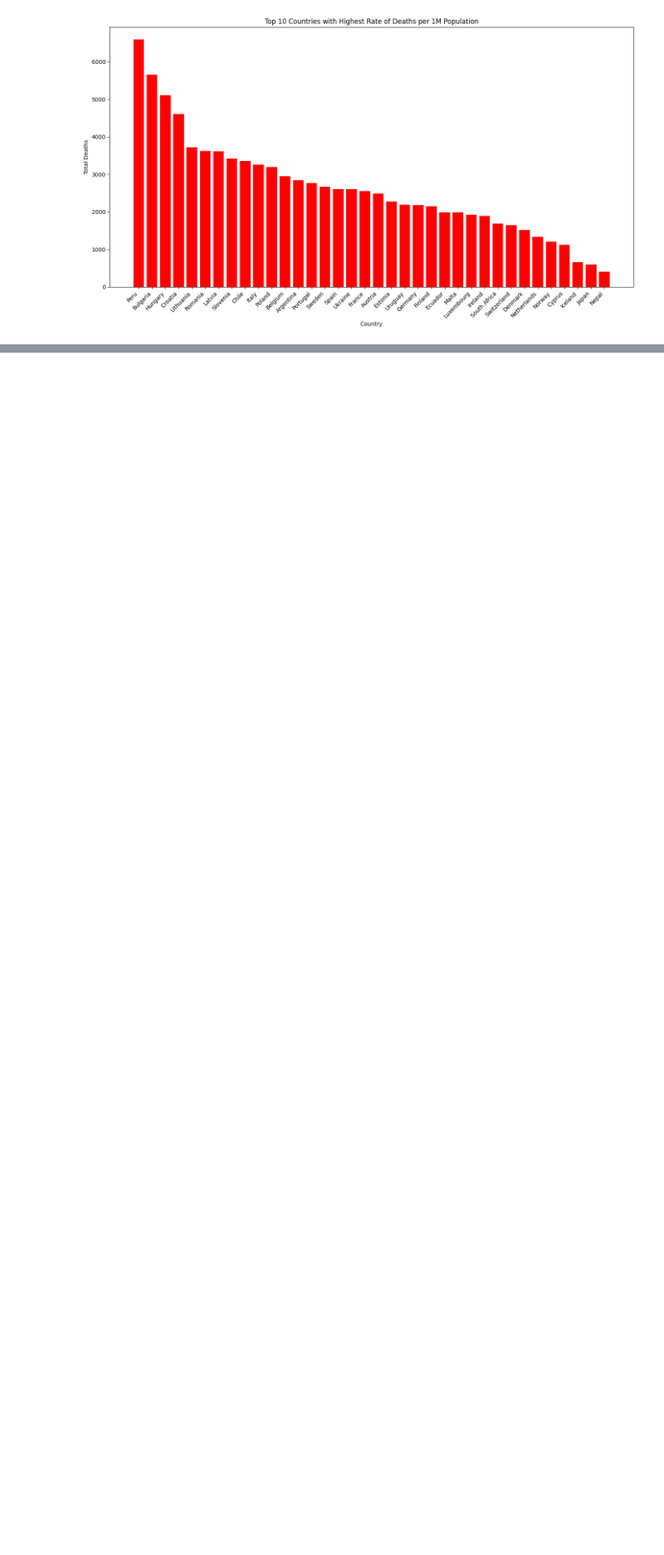
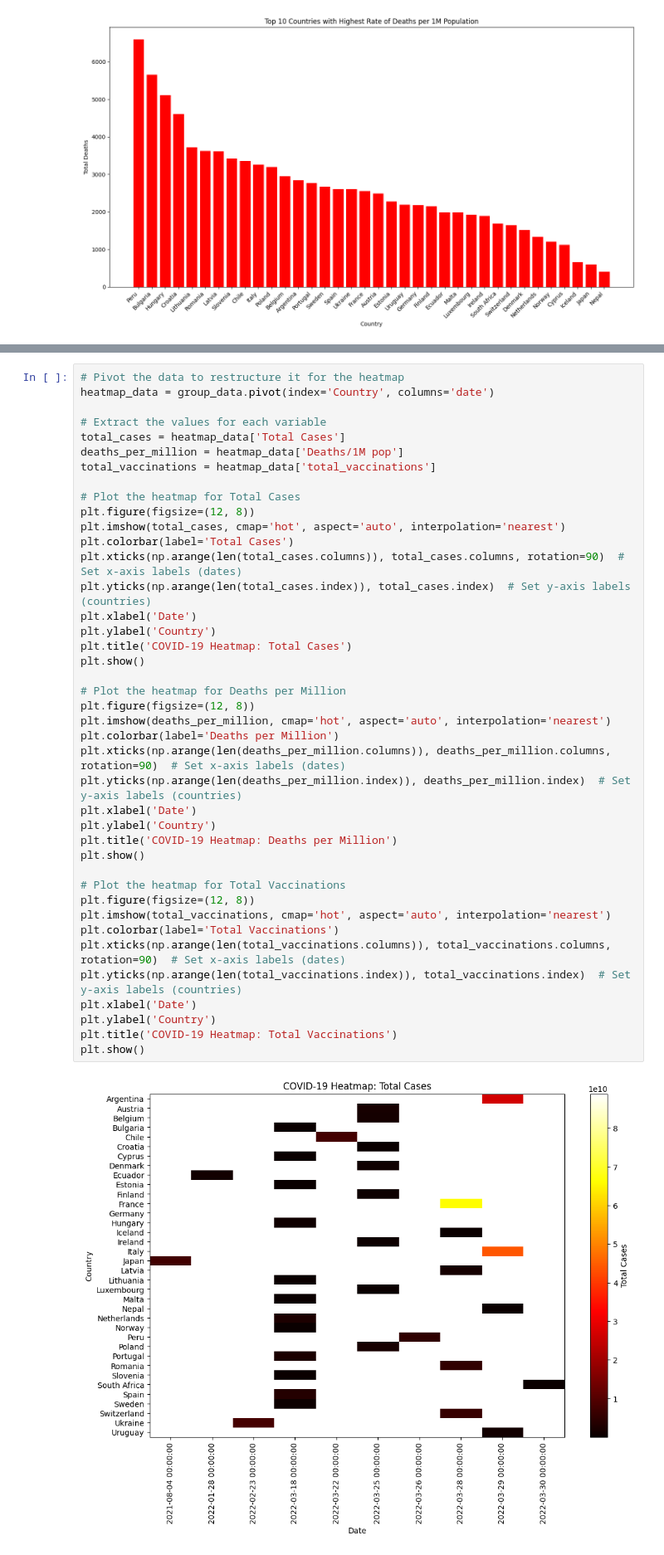
Before and after one commit to JoanneSiarivita/Data_Viz, a Jupyter notebook: data_viz/notebooks/Q1.ipynb, the cells around one changed output, grey strips where cells are left out. Shown: that part at 83% size. Drawn from its saved outputs; the diff is of its cells as text; blank space fills up the shorter version.

```diff
--- a/data_viz/notebooks/Q1.ipynb
+++ b/data_viz/notebooks/Q1.ipynb
@@ -199,0 +173,43 @@ plt.show()
+# %%
+# Pivot the data to restructure it for the heatmap
+heatmap_data = group_data.pivot(index='Country', columns='date')
+
+# Extract the values for each variable
+total_cases = heatmap_data['Total Cases']
+deaths_per_million = heatmap_data['Deaths/1M pop']
+total_vaccinations = heatmap_data['total_vaccinations']
+
+# Plot the heatmap for Total Cases
+plt.figure(figsize=(12, 8))
+plt.imshow(total_cases, cmap='hot', aspect='auto', interpolation='nearest')
+plt.colorbar(label='Total Cases')
+plt.xticks(np.arange(len(total_cases.columns)), total_cases.columns, rotation=90)  # Set x-axis labels (dates)
+plt.yticks(np.arange(len(total_cases.index)), total_cases.index)  # Set y-axis labels (countries)
+plt.xlabel('Date')
+plt.ylabel('Country')
+plt.title('COVID-19 Heatmap: Total Cases')
+plt.show()
+
+# Plot the heatmap for Deaths per Million
+plt.figure(figsize=(12, 8))
+plt.imshow(deaths_per_million, cmap='hot', aspect='auto', interpolation='nearest')
+plt.colorbar(label='Deaths per Million')
+plt.xticks(np.arange(len(deaths_per_million.columns)), deaths_per_million.columns, rotation=90)  # Set x-axis labels (dates)
+plt.yticks(np.arange(len(deaths_per_million.index)), deaths_per_million.index)  # Set y-axis labels (countries)
+plt.xlabel('Date')
+plt.ylabel('Country')
+plt.title('COVID-19 Heatmap: Deaths per Million')
+plt.show()
+
+# Plot the heatmap for Total Vaccinations
+plt.figure(figsize=(12, 8))
+plt.imshow(total_vaccinations, cmap='hot', aspect='auto', interpolation='nearest')
+plt.colorbar(label='Total Vaccinations')
+plt.xticks(np.arange(len(total_vaccinations.columns)), total_vaccinations.columns, rotation=90)  # Set x-axis labels (dates)
+plt.yticks(np.arange(len(total_vaccinations.index)), total_vaccinations.index)  # Set y-axis labels (countries)
+plt.xlabel('Date')
+plt.ylabel('Country')
+plt.title('COVID-19 Heatmap: Total Vaccinations')
+plt.show()
+# %% [output]
+[figure, added]
```
Also changed, not shown: parts of 8 cells of this notebook.
